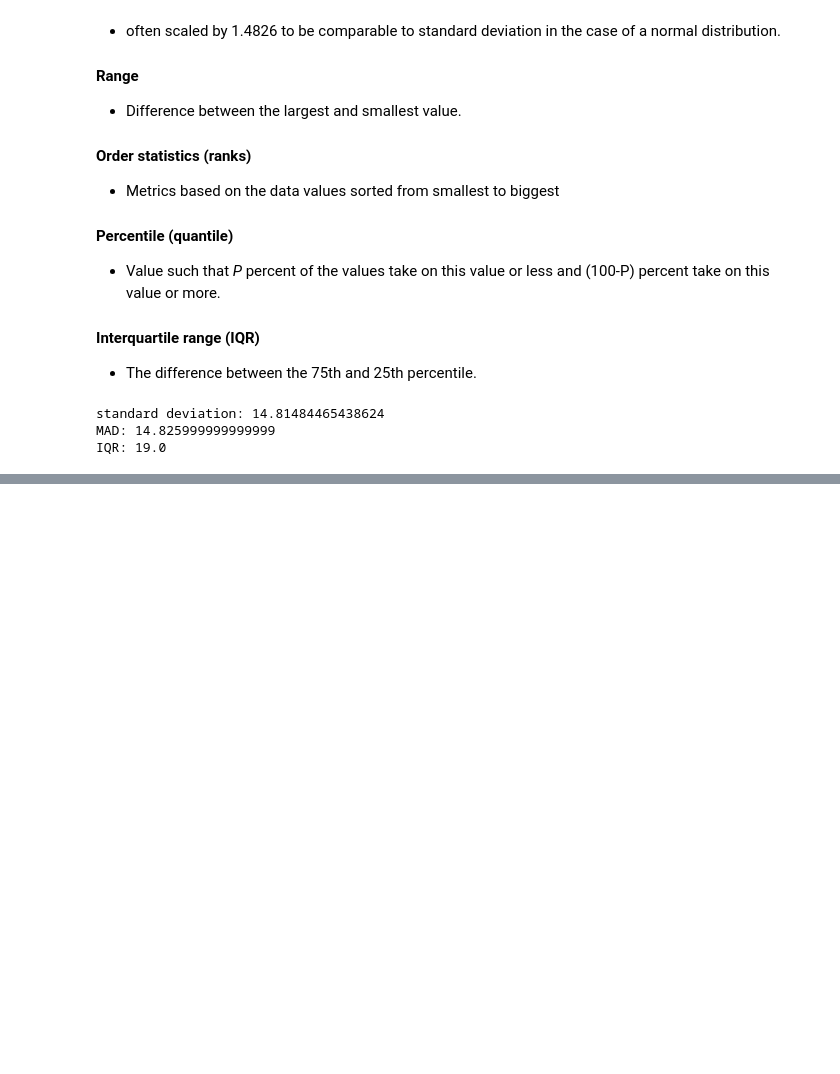
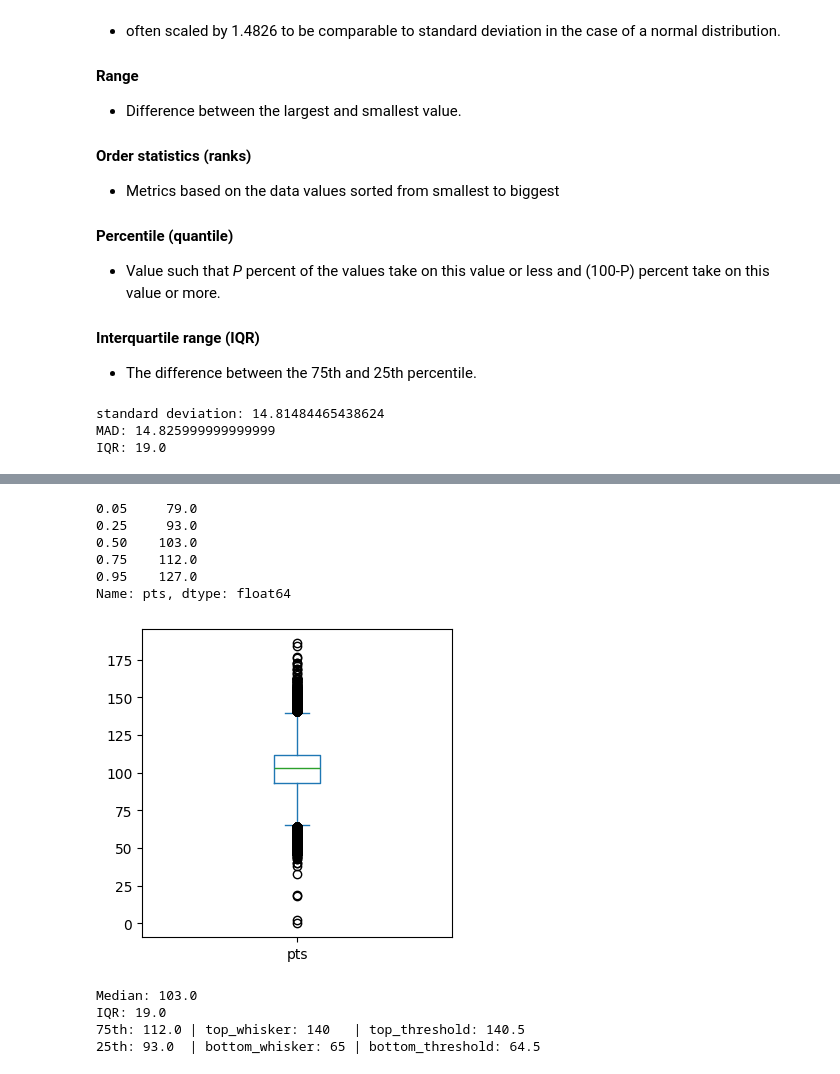
Before and after one commit to wdorsey/wdorsey-ai-engineering, a Jupyter notebook: Practical Statistics for Data Scientists/Practical Statistics for Data Scientists.ipynb, the cells around one changed output, grey strips where cells are left out. Drawn from its saved outputs; the diff is of its cells as text; code cells hidden in the pictures; blank space fills up the shorter version.

```diff
--- a/Practical Statistics for Data Scientists/Practical Statistics for Data Scientists.ipynb
+++ b/Practical Statistics for Data Scientists/Practical Statistics for Data Scientists.ipynb
@@ -193,0 +210,29 @@ IQR: 19.0
+# %%
+print(df["pts"].quantile([0.05, 0.25, 0.5, 0.75, 0.95]))
+
+# Boxplot
+ax = pts.plot.box(figsize=(4,4))
+plt.show()
+q75 = df["pts"].quantile(0.75)
+q25 = df["pts"].quantile(0.25)
+iqr = q75 - q25
+q75_threshold = q75 + iqr * 1.5
+q25_threshold = q25 - iqr * 1.5
+q75_closest = df.loc[df["pts"].le(q75_threshold), "pts"].max()
+q25_closest = df.loc[df["pts"].ge(q25_threshold), "pts"].min()
+print("Median:",pts.median())
+print("IQR:", iqr)
+print(f"75th: {q75} | top_whisker: {q75_closest}   | top_threshold: {q75_threshold}")
+print(f"25th: {q25}  | bottom_whisker: {q25_closest} | bottom_threshold: {q25_threshold}")
+# %% [output]
+0.05     79.0
+0.25     93.0
+0.50    103.0
+0.75    112.0
+0.95    127.0
+Name: pts, dtype: float64
+[figure, added]
+Median: 103.0
+IQR: 19.0
+75th: 112.0 | top_whisker: 140   | top_threshold: 140.5
+25th: 93.0  | bottom_whisker: 65 | bottom_threshold: 64.5
```
Also changed, not shown: parts of 10 cells of this notebook, 21 other files.
